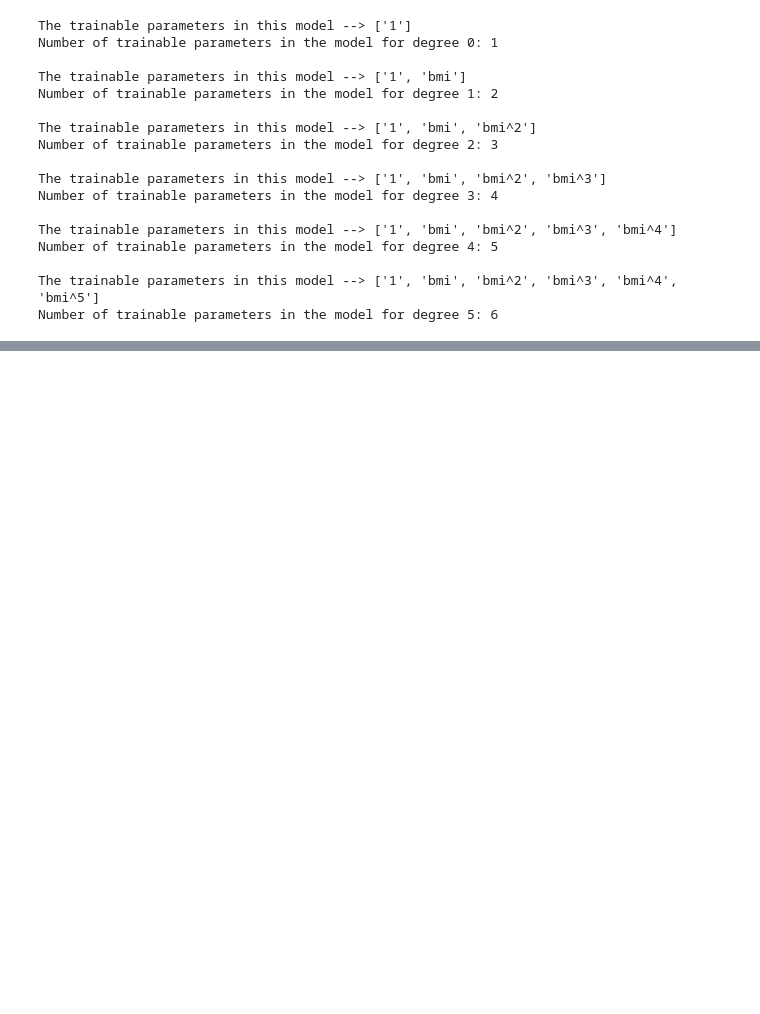
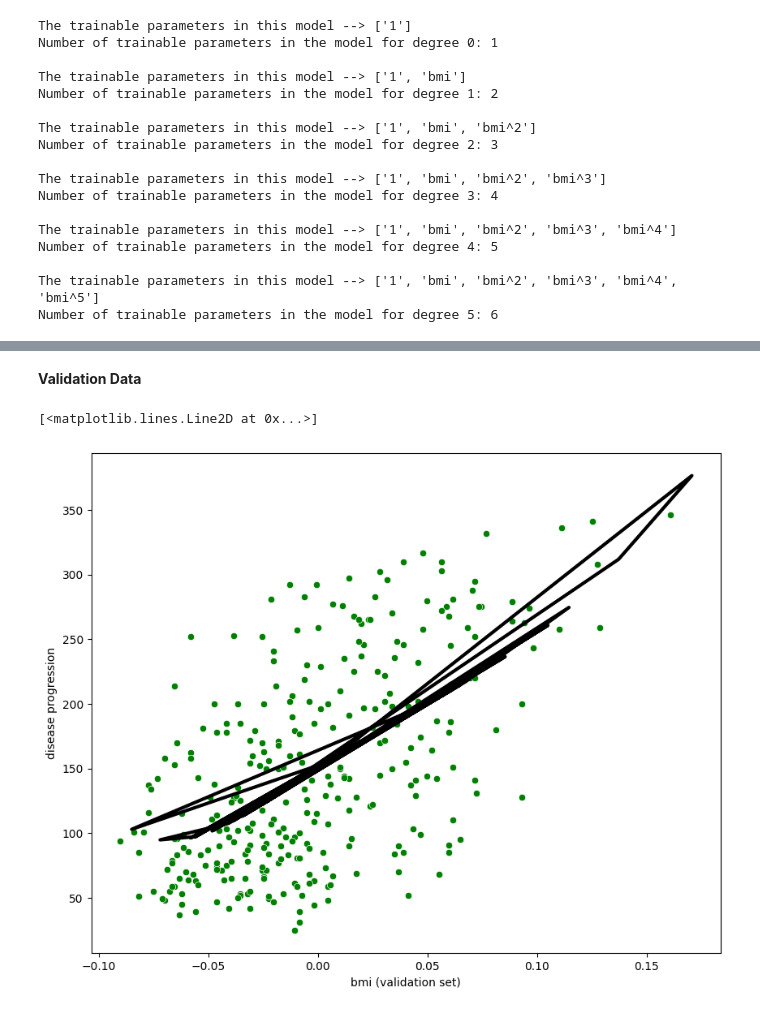
Before and after one commit to coachlivinglegend/CSCN8010-Labs-Foundations-Machine-Learning-Framework, a Jupyter notebook: lab4/lab4.ipynb, the cells around one changed output, grey strips where cells are left out. Saved outputs shown, nothing was run; the diff lists cells and outputs as text; code cells hidden in the pictures; blank space fills up the shorter version.

```diff
--- a/lab4/lab4.ipynb
+++ b/lab4/lab4.ipynb
@@ -464,0 +510,11 @@ Number of trainable parameters in the model for degree 5: 6
+# %% [markdown]
+**Validation Data**
+# %%
+plt.figure(figsize=(10, 8))
+sns.scatterplot(x=X_train_bmi.iloc[:, 0], y=y_train, color='green')
+plt.xlabel('bmi (validation set)')
+plt.ylabel('disease progression')
+plt.plot(X_valid_bmi, poly_model.predict(poly_features.transform(X_valid_bmi)), color='black', linewidth=3)
+# %% [output]
+[<matplotlib.lines.Line2D at 0x...>]
+[figure, added]
```
Also changed, not shown: parts of 16 cells of this notebook, 2 other files.
